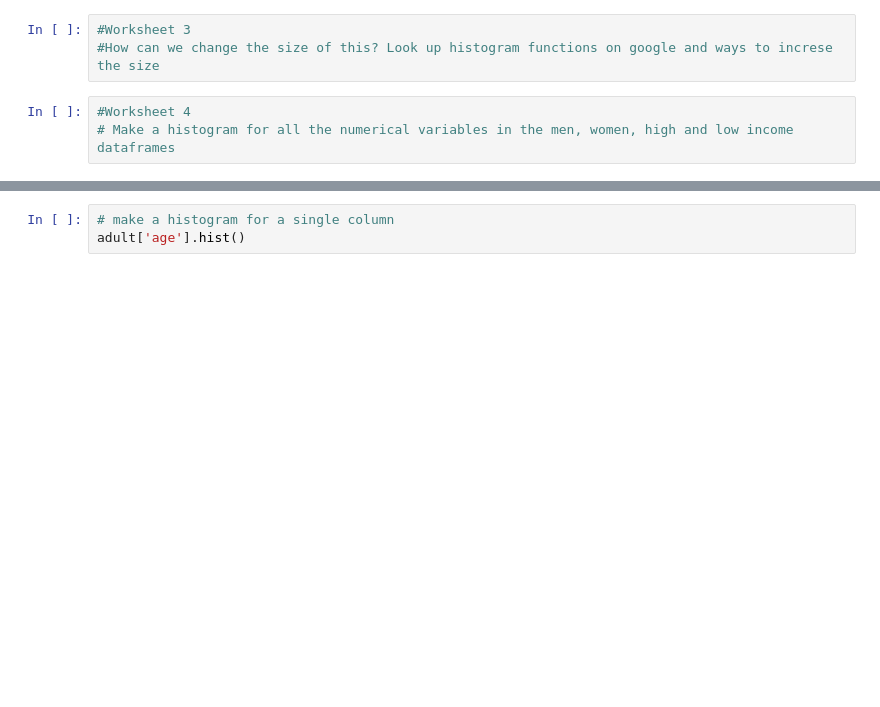
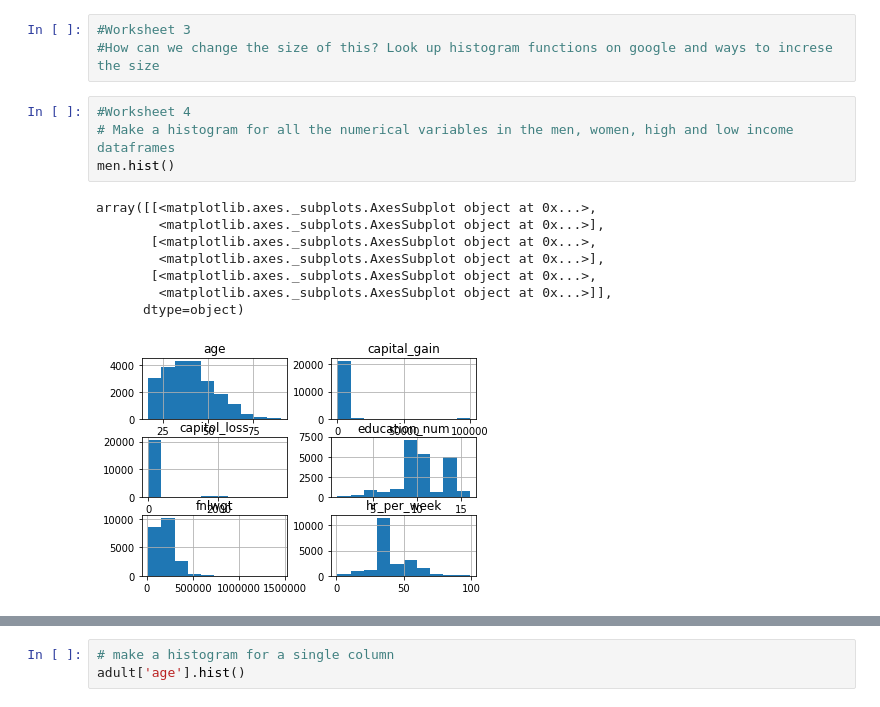
Before and after one commit to emagg1/Math2212_Maggiore, a Jupyter notebook: M2_Statistics/M2_Adult.ipynb, the cells around one changed output, grey strips where cells are left out. Saved outputs shown, nothing was run; the diff lists cells and outputs as text; blank space fills up the shorter version.

```diff
--- a/M2_Statistics/M2_Adult.ipynb
+++ b/M2_Statistics/M2_Adult.ipynb
@@ -209,3 +234,13 @@ array([[<matplotlib.axes._subplots.AxesSubplot object at 0x...>,
 # %%
 #Worksheet 4
 # Make a histogram for all the numerical variables in the men, women, high and low income dataframes
+men.hist()
+# %% [output]
+array([[<matplotlib.axes._subplots.AxesSubplot object at 0x...>,
+        <matplotlib.axes._subplots.AxesSubplot object at 0x...>],
+       [<matplotlib.axes._subplots.AxesSubplot object at 0x...>,
+        <matplotlib.axes._subplots.AxesSubplot object at 0x...>],
+       [<matplotlib.axes._subplots.AxesSubplot object at 0x...>,
+        <matplotlib.axes._subplots.AxesSubplot object at 0x...>]],
+      dtype=object)
+[figure, added]
```
Also changed, not shown: parts of 16 cells of this notebook, 1 other file.
